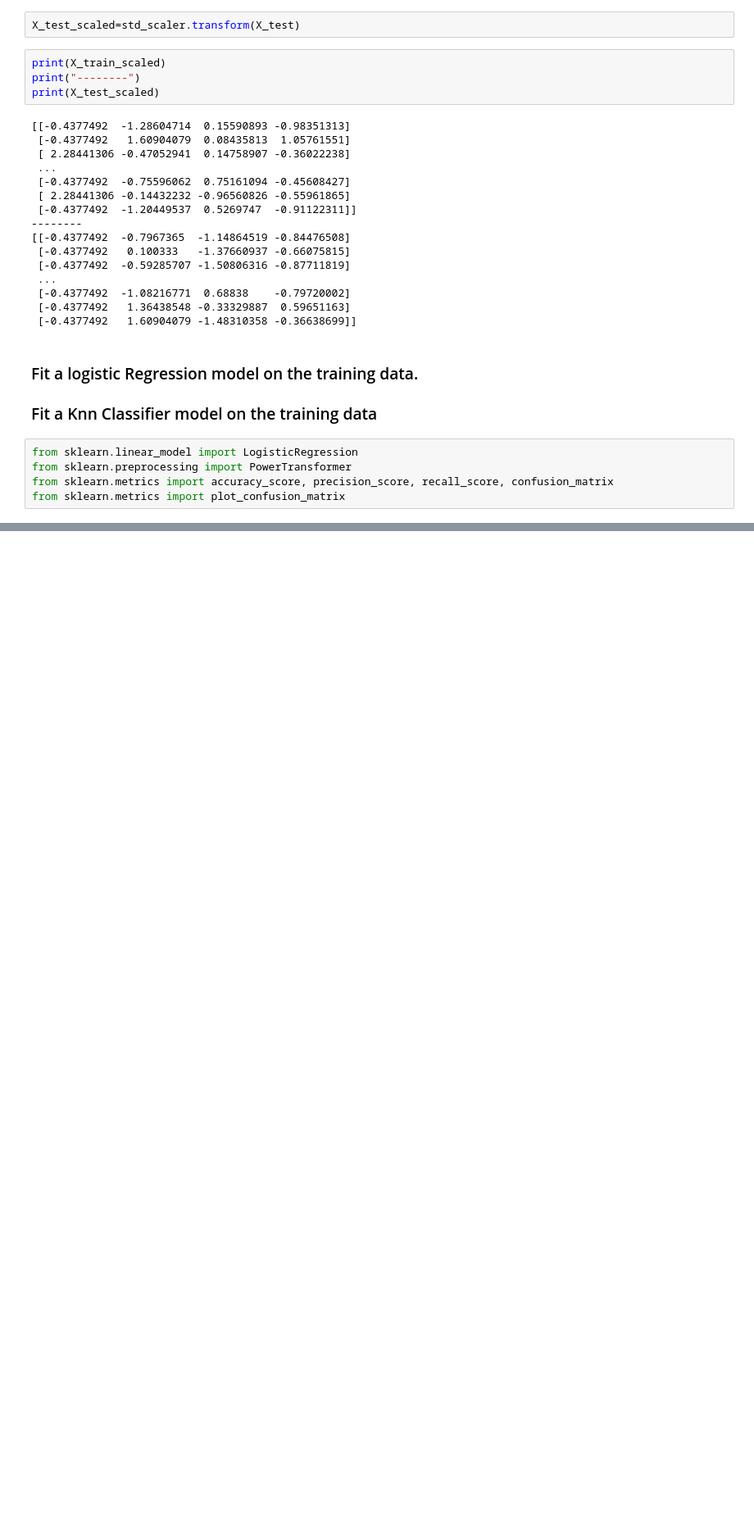
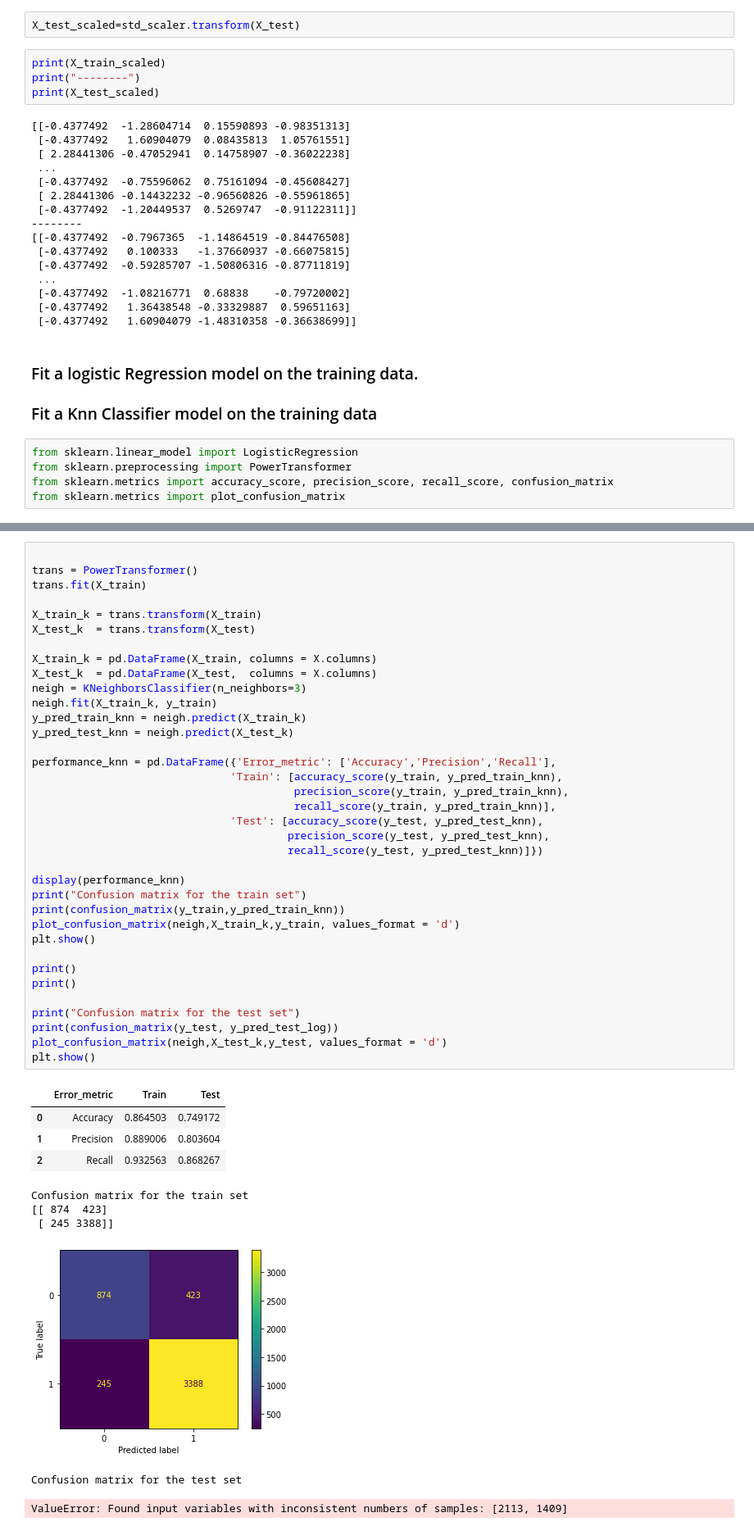
Before and after one commit to tunjaynasibli/IronAssignment, a Jupyter notebook: ML/Classification, Handling Imbalanced Data.ipynb, the cells around one changed output, grey strips where cells are left out. Shown: that part at 82% size. Saved outputs shown, nothing was run; the diff lists cells and outputs as text; blank space fills up the shorter version.

```diff
--- a/ML/Classification, Handling Imbalanced Data.ipynb
+++ b/ML/Classification, Handling Imbalanced Data.ipynb
@@ -219,0 +213,47 @@ TypeError: unsupported operand type(s) for /: 'str' and 'int'
+# %%
+
+trans = PowerTransformer()
+trans.fit(X_train)
+
+X_train_k = trans.transform(X_train)
+X_test_k  = trans.transform(X_test)
+
+X_train_k = pd.DataFrame(X_train, columns = X.columns)
+X_test_k  = pd.DataFrame(X_test,  columns = X.columns)
+neigh = KNeighborsClassifier(n_neighbors=3)
+neigh.fit(X_train_k, y_train)
+y_pred_train_knn = neigh.predict(X_train_k)
+y_pred_test_knn = neigh.predict(X_test_k)
+
+performance_knn = pd.DataFrame({'Error_metric': ['Accuracy','Precision','Recall'],
+                               'Train': [accuracy_score(y_train, y_pred_train_knn),
+                                         precision_score(y_train, y_pred_train_knn),
+                                         recall_score(y_train, y_pred_train_knn)],
+                               'Test': [accuracy_score(y_test, y_pred_test_knn),
+                                        precision_score(y_test, y_pred_test_knn),
+                                        recall_score(y_test, y_pred_test_knn)]})
+
+display(performance_knn)
+print("Confusion matrix for the train set")
+print(confusion_matrix(y_train,y_pred_train_knn))
+plot_confusion_matrix(neigh,X_train_k,y_train, values_format = 'd')
+plt.show()
+
+print()
+print()
+
+print("Confusion matrix for the test set")
+print(confusion_matrix(y_test, y_pred_test_log))
+plot_confusion_matrix(neigh,X_test_k,y_test, values_format = 'd')
+plt.show()
+# %% [output]
+|  | Error_metric | Train | Test |
+| 0 | Accuracy | 0.864503 | 0.749172 |
+| 1 | Precision | 0.889006 | 0.803604 |
+| 2 | Recall | 0.932563 | 0.868267 |
+Confusion matrix for the train set
+[[ 874  423]
+ [ 245 3388]]
+[figure, added]
+Confusion matrix for the test set
+ValueError: Found input variables with inconsistent numbers of samples: [2113, 1409]
```
Also changed, not shown: parts of 12 cells of this notebook.
